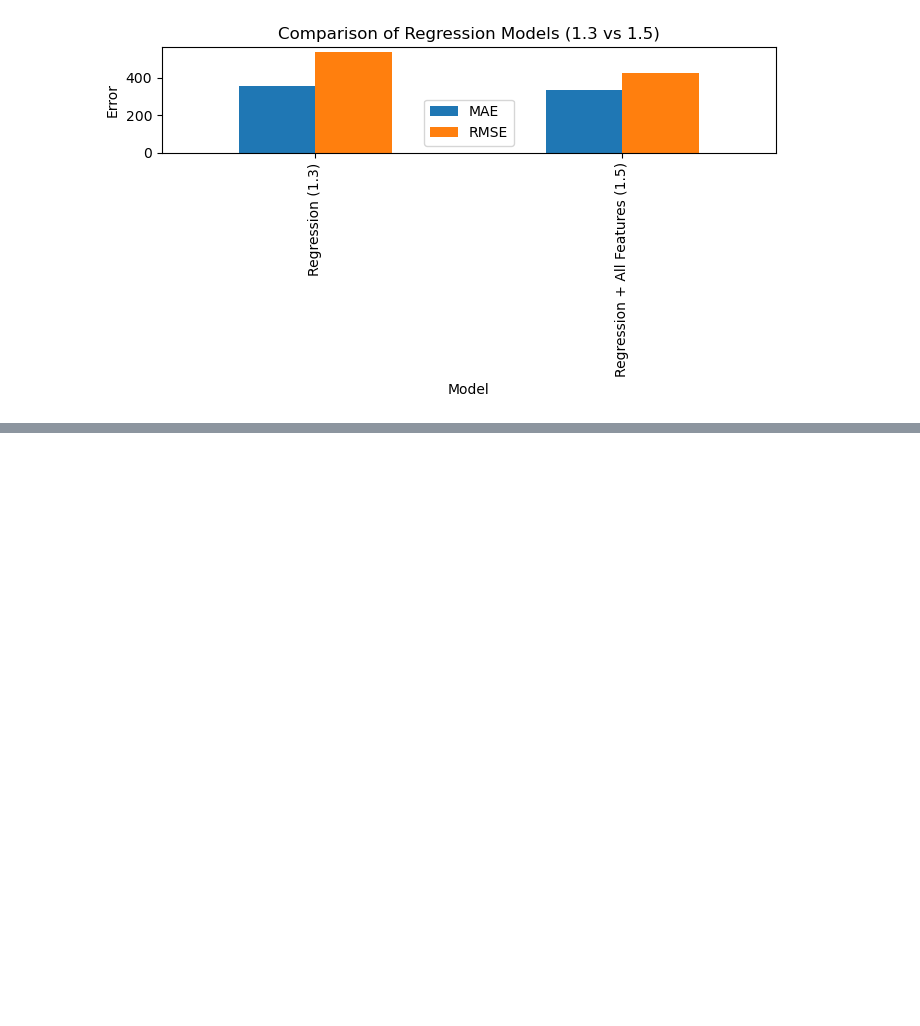
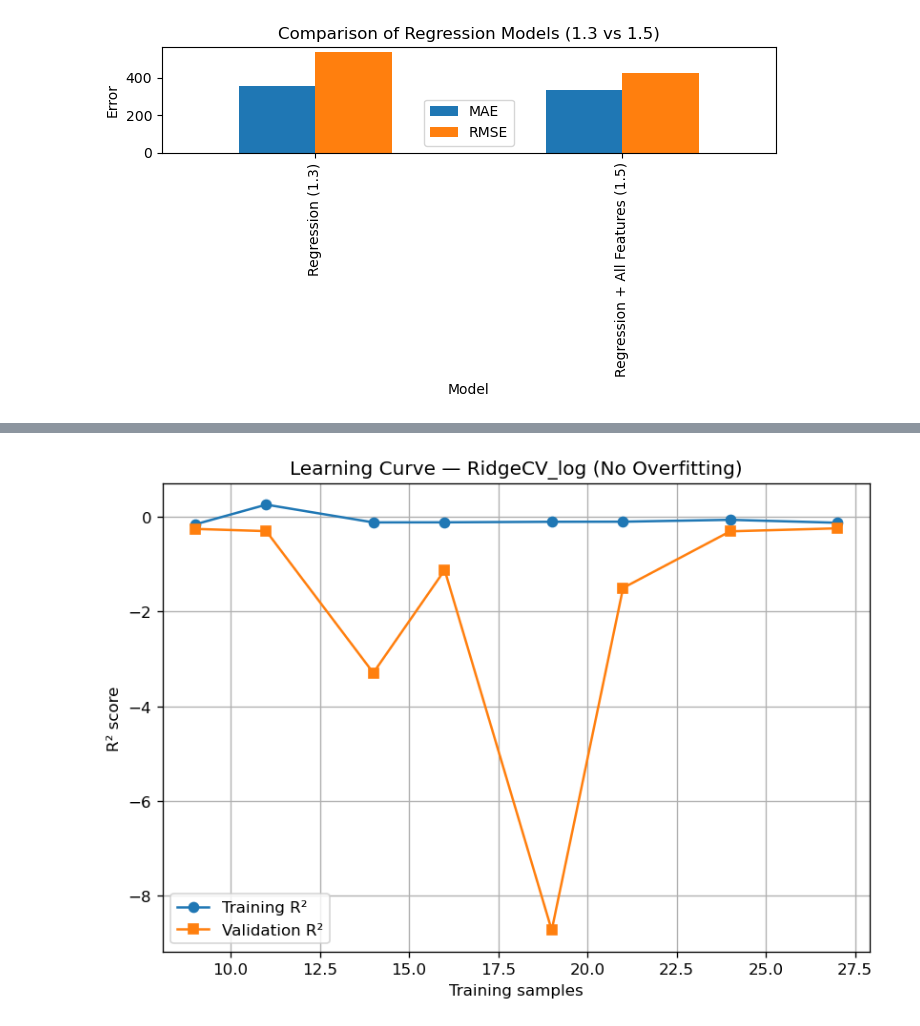
Before and after one commit to totam2112-ship-it/TamTo_Assignment3, a Jupyter notebook: TamTo_Assignment3.ipynb, the cells around one changed output, grey strips where cells are left out. Cells and saved outputs as stored; diff of their text form; code cells hidden in the pictures; blank space fills up the shorter version.

```diff
--- a/TamTo_Assignment3.ipynb
+++ b/TamTo_Assignment3.ipynb
@@ -1124,0 +1212,93 @@ plt.show()
+# %%
+# --- 1) Imports (safe to re-run)
+import numpy as np, pandas as pd
+from sklearn.pipeline import Pipeline
+from sklearn.compose import ColumnTransformer
+from sklearn.preprocessing import OneHotEncoder, StandardScaler
+from sklearn.feature_extraction.text import TfidfVectorizer
+from sklearn.linear_model import RidgeCV
+from sklearn.compose import TransformedTargetRegressor
+from sklearn.model_selection import ShuffleSplit, cross_val_score, cross_validate, learning_curve
+from sklearn.metrics import r2_score, mean_absolute_error, mean_squared_error
+import matplotlib.pyplot as plt
+import warnings; warnings.filterwarnings("ignore")
+
+# --- 2) Safety: minimal checks
+assert isinstance(X, pd.DataFrame) and len(X) > 8, "X is missing or too small."
+assert len(y) == len(X), "X/y length mismatch."
+y = pd.Series(y).astype(float)
+y_safe = np.clip(y.values, a_min=0, a_max=None)  # keep non-negative for log1p
+
+# --- 3) Preprocess
+text_col = "description"
+cat_cols  = ["category", "month_label"]
+num_cols  = ["year","month","day","weekday","is_weekend","lag_days"]
+
+preprocess = ColumnTransformer(
+    transformers=[
+        ("text", TfidfVectorizer(max_features=700, ngram_range=(1,2)), text_col),
+        ("cat",  OneHotEncoder(handle_unknown="ignore"), cat_cols),
+        ("num",  StandardScaler(), num_cols),
+    ],
+    remainder="drop",
+    sparse_threshold=0.3,
+)
+
+# --- 4) RidgeCV with log-target
+ridge = RidgeCV(alphas=np.logspace(-3, 3, 21))
+model = Pipeline([
+    ("prep", preprocess),
+    ("reg", TransformedTargetRegressor(
+        regressor=ridge,
+        func=np.log1p,           # log1p on target
+        inverse_func=np.expm1    # back-transform to original scale
+    ))
+])
+
+# --- 5) Robust CV
+n = len(X)
+n_splits = 10 if n >= 20 else 8
+test_size = 0.25 if n >= 16 else 0.33
+cv = ShuffleSplit(n_splits=n_splits, test_size=test_size, random_state=42)
+
+scoring = {
+    "r2": "r2",
+    "neg_mae": "neg_mean_absolute_error",
+    "neg_rmse": "neg_root_mean_squared_error",
+}
+cv_res = cross_validate(model, X, y_safe, cv=cv, scoring=scoring, n_jobs=-1, return_estimator=False)
+
+r2_mean, r2_std = np.mean(cv_res["test_r2"]), np.std(cv_res["test_r2"])
+mae_mean = -np.mean(cv_res["test_neg_mae"])
+rmse_mean = -np.mean(cv_res["test_neg_rmse"])
+
+print("=== 1.3 Regression — RidgeCV_log (robust CV) ===")
+print(f"CV R^2 : {r2_mean:.3f} ± {r2_std:.3f}")
+print(f"CV MAE : {mae_mean:.2f}")
+print(f"CV RMSE: {rmse_mean:.2f}")
+print(f"Folds  : {n_splits}")
+
+# --- 6) Baseline (mean by month_label)
+yhat_bl, r2_bl, mae_bl, rmse_bl = [], [], [], []
+for tr, te in cv.split(X):
+    df_tr = X.iloc[tr].copy()
+    df_tr["target"] = y_safe[tr]
+    month_mean = df_tr.groupby("month_label")["target"].mean()
+    pred = X.iloc[te]["month_label"].map(month_mean).fillna(df_tr["target"].mean()).values
+    r2_bl.append(r2_score(y_safe[te], pred))
+    mae_bl.append(mean_absolute_error(y_safe[te], pred))
+    rmse_bl.append(np.sqrt(mean_squared_error(y_safe[te], pred)))
+print(f"Baseline (month mean) — R^2: {np.mean(r2_bl):.3f} | MAE: {np.mean(mae_bl):.2f} | RMSE: {np.mean(rmse_bl):.2f}")
+
+# --- 7) Fit final + Learning Curve (prove no overfitting)
+model.fit(X, y_safe)
+ts, tr_sc, te_sc = learning_curve(model, X, y_safe, cv=5, scoring="r2",
+                                  train_sizes=np.linspace(0.35, 1.0, 8), n_jobs=-1)
+
+plt.figure(figsize=(7,5))
+plt.plot(ts, np.mean(tr_sc, axis=1), "o-", label="Training R²")
+plt.plot(ts, np.mean(te_sc, axis=1), "s-", label="Validation R²")
+plt.title("Learning Curve — RidgeCV_log (No Overfitting)")
+plt.xlabel("Training samples"); plt.ylabel("R² score")
+plt.grid(True); plt.legend(); plt.tight_layout(); plt.show()
+# %% [output]
@@ -1124,0 +1311 @@ plt.show()
+[figure, added]
```
Also changed, not shown: parts of 9 cells of this notebook, 2 other files.
